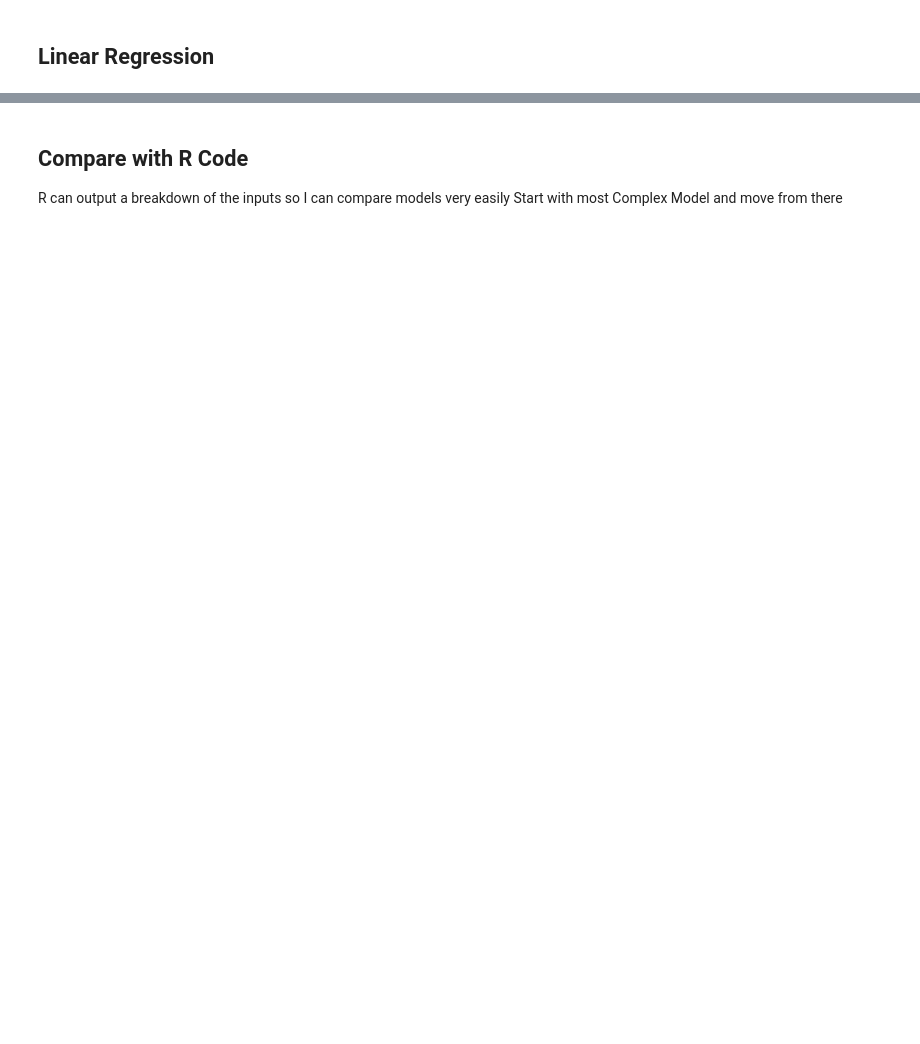
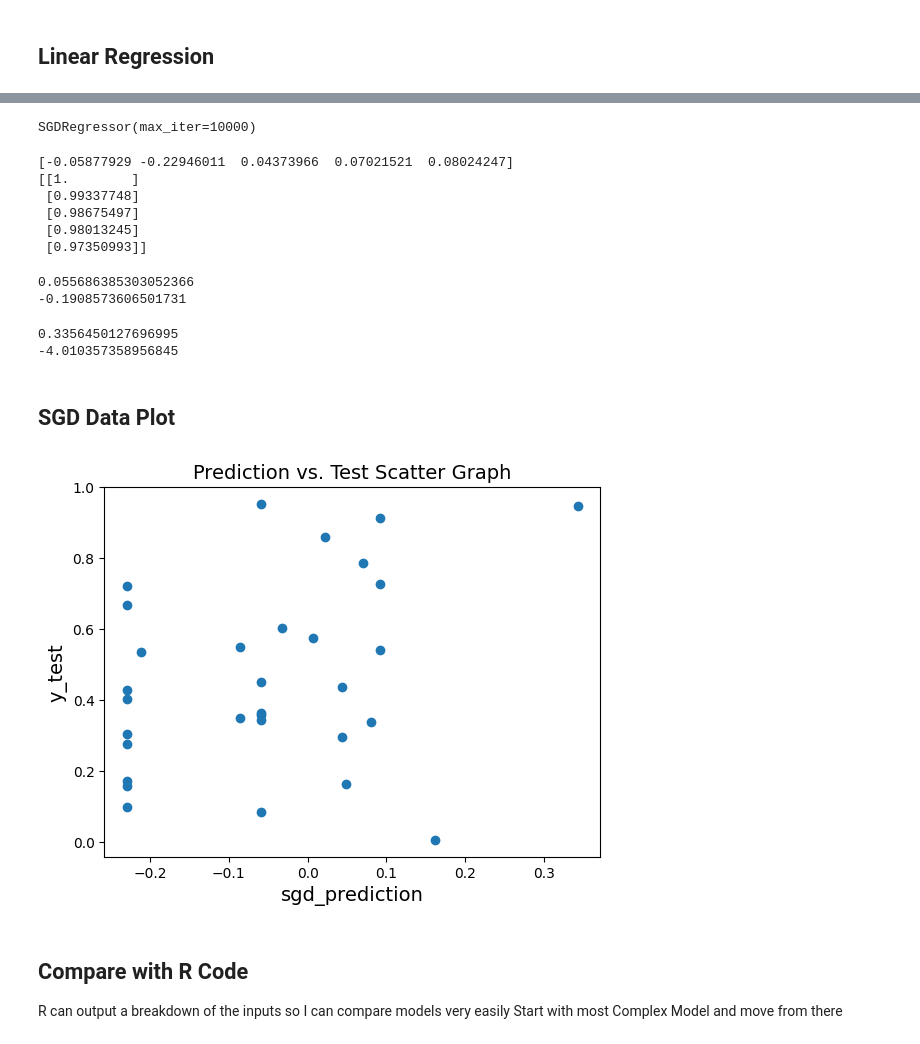
Before and after one commit to aumashankar8/studentsTestData, a Jupyter notebook: studentDataAnalysis.ipynb, the cells around one changed output, grey strips where cells are left out. Drawn from its saved outputs; the diff is of its cells as text; code cells hidden in the pictures; blank space fills up the shorter version.

```diff
--- a/studentDataAnalysis.ipynb
+++ b/studentDataAnalysis.ipynb
@@ -279,3 +247,51 @@ print(r2) #0.22 Not Great
+# %%
+from sklearn.linear_model import SGDRegressor
+sgd_reg = SGDRegressor(max_iter = 10000, tol = 1e-3)
+sgd_reg.fit(X_train, np.ravel(y_train))
+# %% [output]
+SGDRegressor(max_iter=10000)
+# %%
+sgd_prediction = sgd_reg.predict(X_test)
+print(sgd_prediction[:5])
+print(y[:5].values)
+# %% [output]
+[-0.05877929 -0.22946011  0.04373966  0.07021521  0.08024247]
+[[1.        ]
+ [0.99337748]
+ [0.98675497]
+ [0.98013245]
+ [0.97350993]]
+# %%
+train_sgd_score = sgd_reg.score(X_train, y_train)
+test_sgd_score = sgd_reg.score(X_test, y_test)
+print(train_sgd_score)
+print(test_sgd_score)
+# %% [output]
+0.055686385303052366
+-0.1908573606501731
+# %%
+# Check the RMSE of this model
+from sklearn.metrics import mean_squared_error
+from sklearn.metrics import r2_score
+lin_rmse = mean_squared_error(y_test, sgd_prediction)
+print(lin_rmse) #0.074
+
+r2 = r2_score(y_test, sgd_prediction)
+print(r2) #0.004
+# %% [output]
+0.3356450127696995
+-4.010357358956845
+# %% [markdown]
+## SGD Data Plot
+# %%
+fig1_scatter, ax1_scatter = plt.subplots()
+ax1_scatter.scatter(sgd_prediction, y_test)
+ax1_scatter.set_xlabel("sgd_prediction")
+ax1_scatter.set_ylabel("y_test")
+ax1_scatter.set_title("Prediction vs. Test Scatter Graph")
+plt.show()
+# %% [output]
+[figure, added]
 # %% [markdown]
 ## Compare with R Code
 R can output a breakdown of the inputs so I can compare models very easily
```
Also changed, not shown: parts of 17 cells of this notebook.
